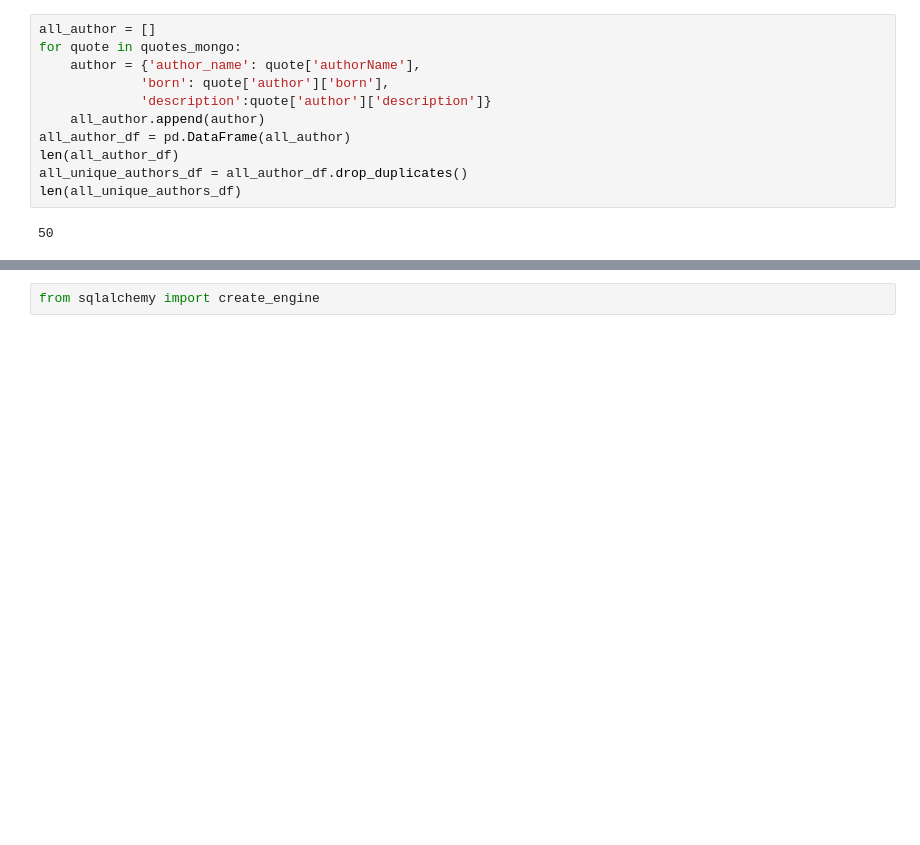
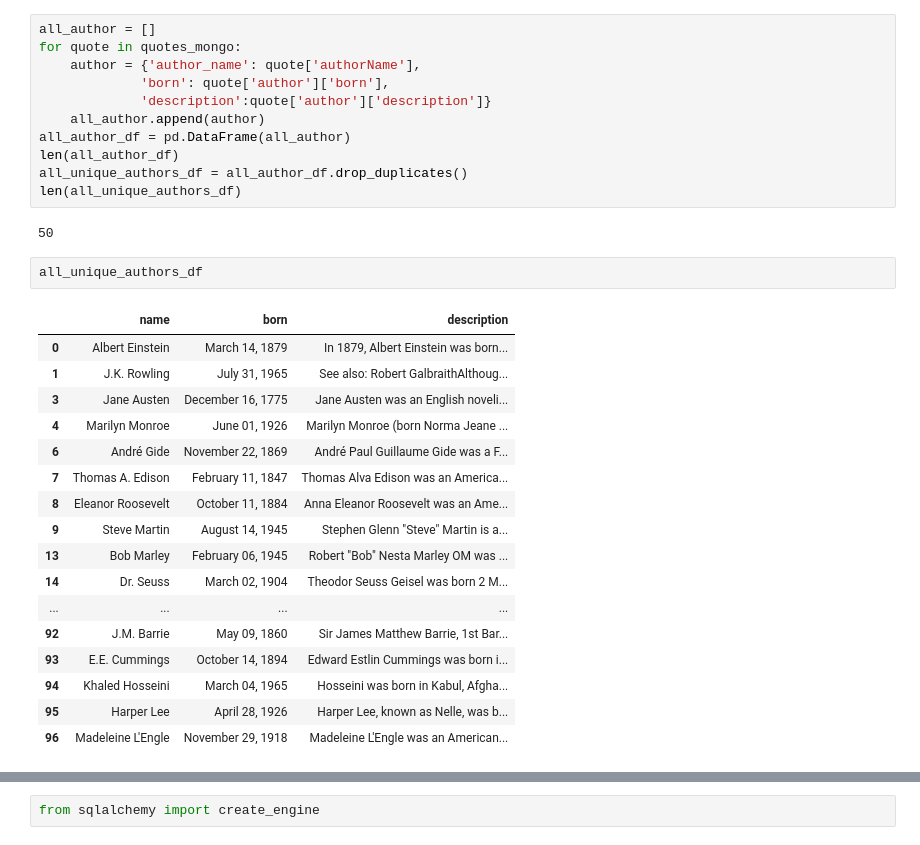
Before and after one commit to nadzema/ETLProject, a Jupyter notebook: ETL Project.ipynb, the cells around one changed output, grey strips where cells are left out. Cells and saved outputs as stored; diff of their text form; blank space fills up the shorter version.

```diff
--- a/ETL Project.ipynb
+++ b/ETL Project.ipynb
@@ -156,6 +156,26 @@ all_unique_authors_df = all_author_df.drop_duplicates()
 len(all_unique_authors_df)
 # %% [output]
 50
+# %%
+all_unique_authors_df
+# %% [output]
+|  | name | born | description |
+| 0 | Albert Einstein | March 14, 1879 | In 1879, Albert Einstein was born... |
+| 1 | J.K. Rowling | July 31, 1965 | See also: Robert GalbraithAlthoug... |
+| 3 | Jane Austen | December 16, 1775 | Jane Austen was an English noveli... |
+| 4 | Marilyn Monroe | June 01, 1926 | Marilyn Monroe (born Norma Jeane ... |
+| 6 | André Gide | November 22, 1869 | André Paul Guillaume Gide was a F... |
+| 7 | Thomas A. Edison | February 11, 1847 | Thomas Alva Edison was an America... |
+| 8 | Eleanor Roosevelt | October 11, 1884 | Anna Eleanor Roosevelt was an Ame... |
+| 9 | Steve Martin | August 14, 1945 | Stephen Glenn "Steve" Martin is a... |
+| 13 | Bob Marley | February 06, 1945 | Robert "Bob" Nesta Marley OM was ... |
+| 14 | Dr. Seuss | March 02, 1904 | Theodor Seuss Geisel was born 2 M... |
+| ... | ... | ... | ... |
+| 92 | J.M. Barrie | May 09, 1860 | Sir James Matthew Barrie, 1st Bar... |
+| 93 | E.E. Cummings | October 14, 1894 | Edward Estlin Cummings was born i... |
+| 94 | Khaled Hosseini | March 04, 1965 | Hosseini was born in Kabul, Afgha... |
+| 95 | Harper Lee | April 28, 1926 | Harper Lee, known as Nelle, was b... |
+| 96 | Madeleine L'Engle | November 29, 1918 | Madeleine L'Engle was an American... |
 # %%
 all_quotes = []
 for quote in quotes_mongo:
```
Also changed, not shown: parts of 16 cells of this notebook, 2 other files.
